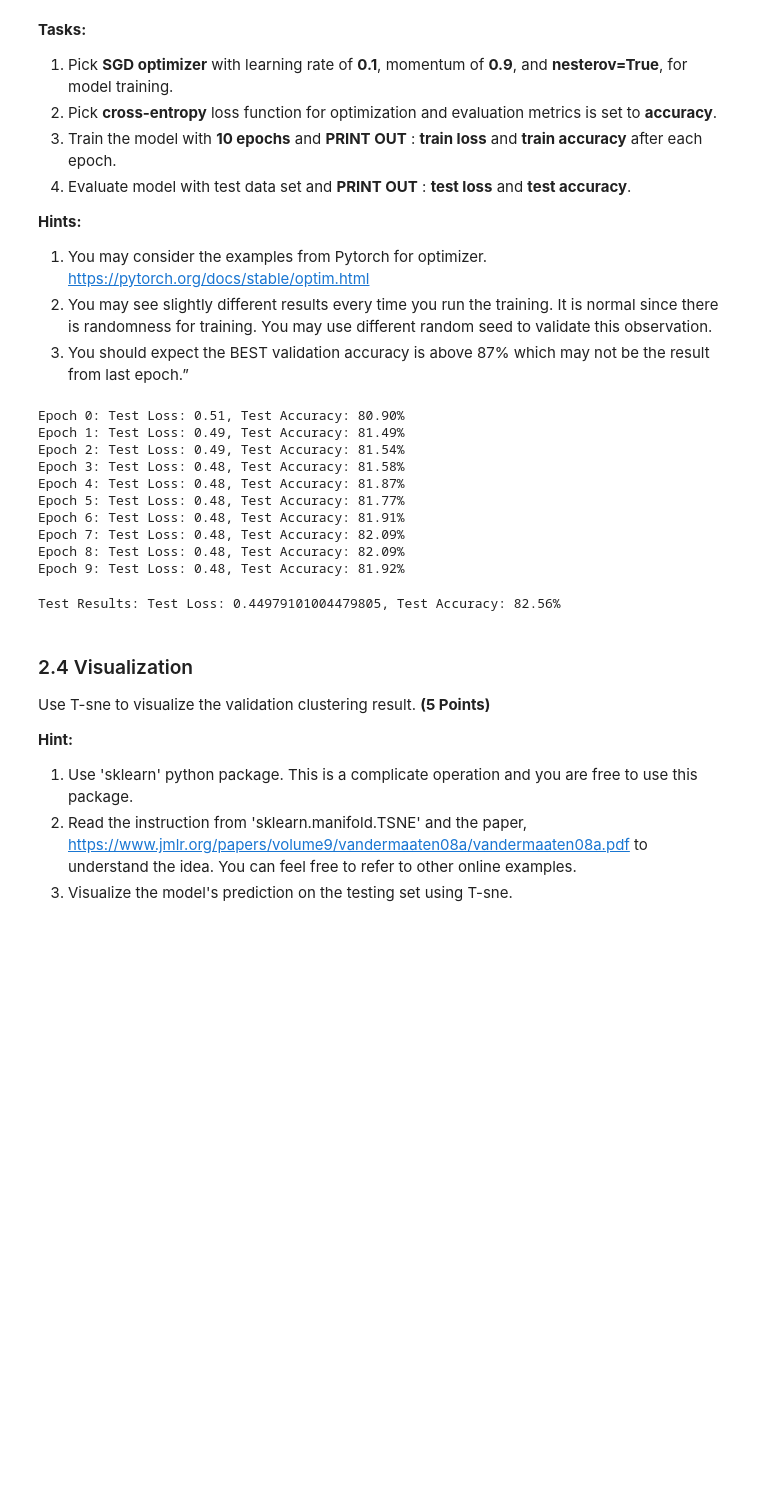
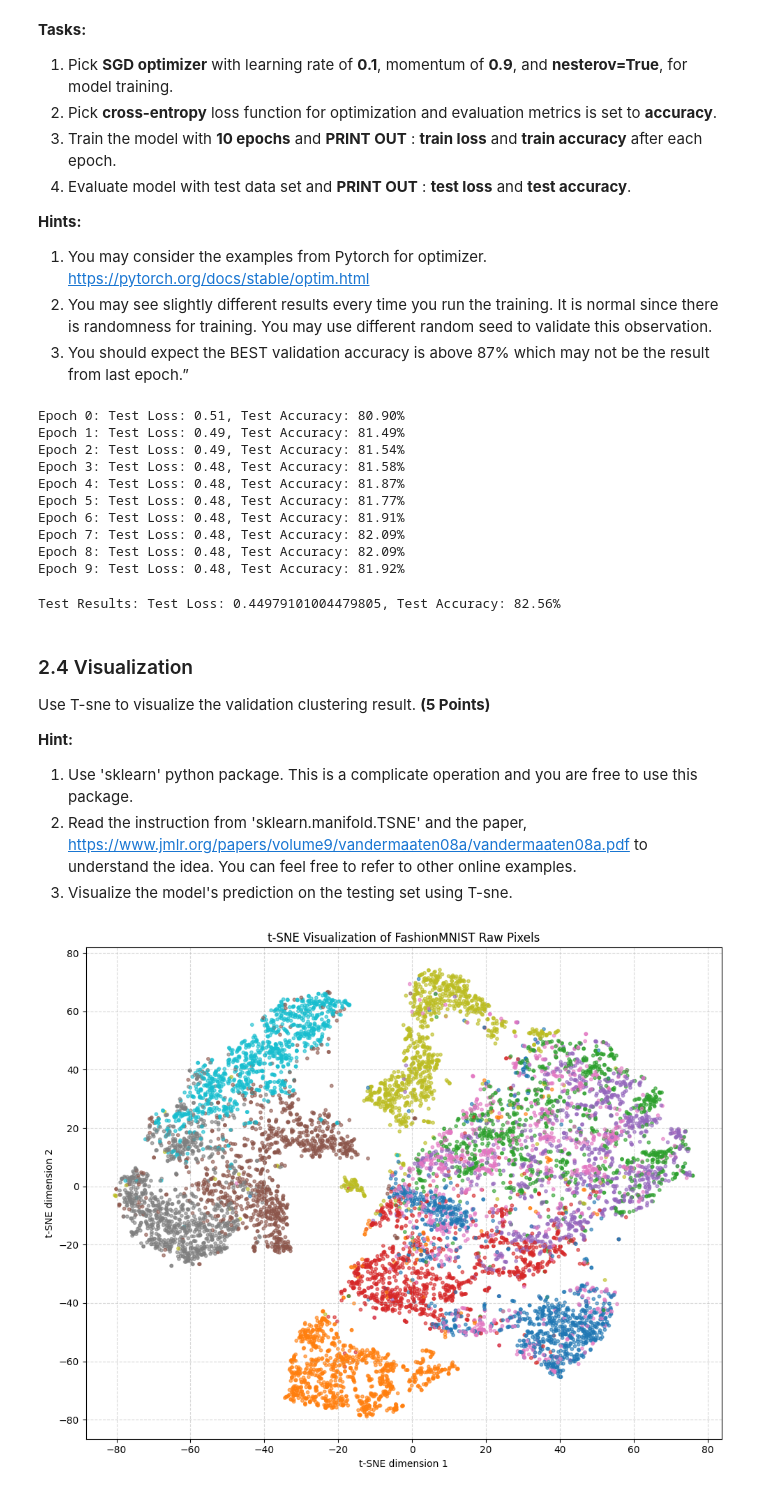
Before and after one commit to jakedog17/COP4630_HW3_Coding, a Jupyter notebook: HW3/HW3/Homework_03_Problem.ipynb, the cells around one changed output. Saved outputs shown, nothing was run; the diff lists cells and outputs as text; code cells hidden in the pictures; blank space fills up the shorter version.

Commit message:
Added visualization

```diff
--- a/HW3/HW3/Homework_03_Problem.ipynb
+++ b/HW3/HW3/Homework_03_Problem.ipynb
@@ -672,11 +672,7 @@ for epoch in range(epochs):
     loss.backward()
     optimizer.step()
 
-    # print statistics
-    random = '''running_loss += loss.item()
-    if i % 2000 == 1999:    # print every 2000 mini-batches
-        print(f'[{epoch + 1}, {i + 1:5d}] loss: {running_loss / 2000:.3f}')
-        running_loss = 0.0'''
+    #get statistics
     running_loss += loss.item()
     _, predicted = torch.max(outputs.data, 1)
     train_total += labels.size(0)
@@ -684,6 +680,7 @@ for epoch in range(epochs):
 
   epoch_loss = running_loss / len(train_loader)
   accuracy = 100 * train_correct / train_total
+  # print statistics
   print(f'Epoch {epoch}: Train Loss: {epoch_loss:.2f}, Train Accuracy: {accuracy:.2f}%')
 # %% [output]
 Epoch 0: Test Loss: 0.51, Test Accuracy: 80.90%
@@ -742,3 +739,71 @@ Use T-sne to visualize the validation clustering result. **(5 Points)**
 # %%
 import sklearn as sk
 import matplotlib.pyplot as plt
+# %%
+# Initialize lists to store data for t-SNE
+all_images = []
+all_labels = []
+
+#run evaluation mode again
+# Evaluation mode
+net.eval()
+
+test_total = 0
+test_correct = 0
+test_loss = 0.0
+
+with torch.no_grad():
+    for batch_idx, (images, labels) in enumerate(test_loader):
+        # Get the inputs; data is a list of [inputs, labels]
+        inputs = images.to(device)
+        labels = labels.to(device)
+
+        # Do only forward pass
+        outputs = net(inputs)
+        loss = criterion(outputs, labels)
+        test_loss += loss.item()
+
+        _, predicted = torch.max(outputs.data, 1)
+        test_total += labels.size(0)
+        test_correct += (predicted == labels).sum().item()
+
+        # Collect images and labels for t-SNE (flattening images)
+        images_flat = images.view(images.size(0), -1)
+        all_images.append(images_flat.cpu().numpy())
+        all_labels.append(labels.cpu().numpy())
+
+
+# Concatenate all batches into single NumPy arrays
+X = np.concatenate(all_images, axis=0)
+y = np.concatenate(all_labels, axis=0)
+
+# 2. Initialize and fit t-SNE to reduce dimensions to 2D
+tsne = sk.manifold.TSNE(n_components=2, perplexity=30, random_state=42, n_iter=1000)
+X_2d = tsne.fit_transform(X)
+
+# 3. Plot the result, coloring by label
+plt.figure(figsize=(10, 8))
+scatter = plt.scatter(X_2d[:, 0], X_2d[:, 1], c=y, cmap="tab10", alpha=0.6, s=10)
+
+# FashionMNIST class names for legend
+'''class_names = [
+    'T-shirt/top', 'Trouser', 'Pullover', 'Dress', 'Coat',
+    'Sandal', 'Shirt', 'Sneaker', 'Bag', 'Ankle boot'
+]'''
+
+'''plt.legend(
+    handles=scatter.legend_elements()[0],
+    labels=class_names,
+    title="Classes",
+    bbox_to_anchor=(1.05, 1),
+    loc='upper left'
+)'''
+
+plt.title("t-SNE Visualization of FashionMNIST Raw Pixels")
+plt.xlabel("t-SNE dimension 1")
+plt.ylabel("t-SNE dimension 2")
+plt.grid(True, linestyle='--', alpha=0.5)
+plt.tight_layout()
+plt.show()
+# %% [output]
+[figure, added]
```
